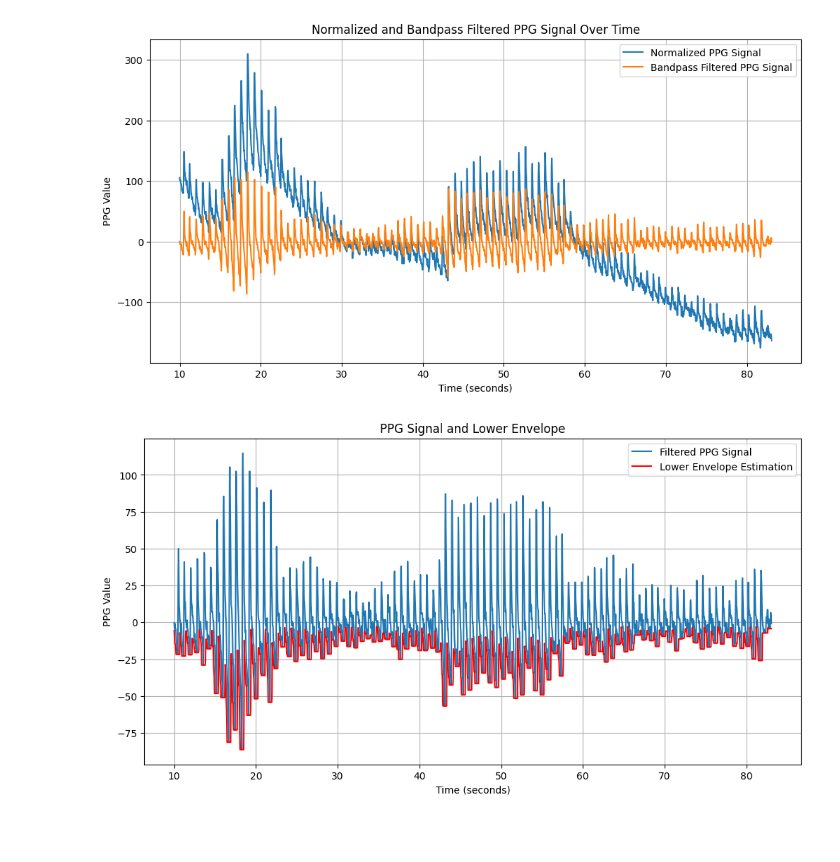
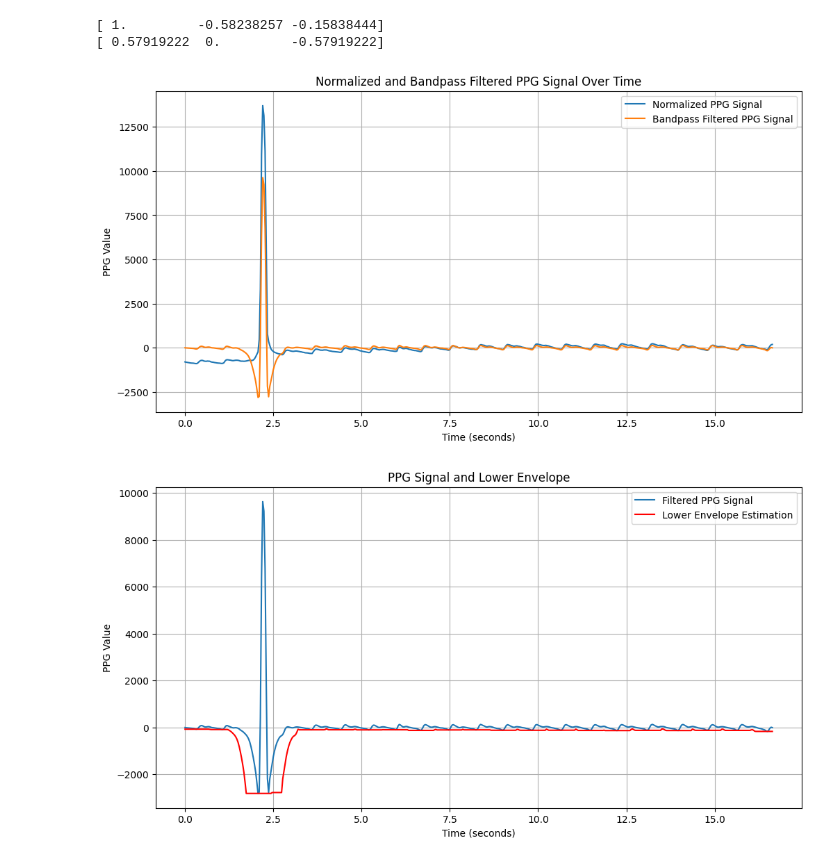
Before and after one commit to EmanuelMairoll/VitalVision, a Jupyter notebook: signal/VitalVision-signal-playground/notebooks/01_ppg_tests.ipynb, the cells around one changed output. Drawn from its saved outputs; the diff is of its cells as text; code cells hidden in the pictures; blank space fills up the shorter version.

```diff
--- a/signal/VitalVision-signal-playground/notebooks/01_ppg_tests.ipynb
+++ b/signal/VitalVision-signal-playground/notebooks/01_ppg_tests.ipynb
@@ -2,16 +2,18 @@
 # Parameters
 
 #file_path = 'data/PPG2 18.04.2024 at 11:05.bin'    # good acquisition
-file_path = 'data/PPG2 18.04.2024 at 15:35.bin'    # good acquisition, but low amplitude
+#file_path = 'data/PPG2 18.04.2024 at 15:35.bin'    # good acquisition, but low amplitude
+#file_path = 'data/PPG2 18.04.2024 at 15:35 stripped.bin'    # good acquisition, but low amplitude
 #file_path = 'data/PPG2 18.04.2024 at 16:35.bin'    # much noise
 #file_path = 'data/PPG2 24.04.2024 at 10:56.bin'     # good acquisition
 #file_path = 'data/PPG2 24.04.2024 at 11:47.bin'     # good acquisition, higher pulse rate
 #file_path = 'data/PPG2 24.04.2024 at 12:03.bin'     # stairs test 1
 #file_path = 'data/PPG2 24.04.2024 at 12:06.bin'     # stairs test 2
 #file_path = 'data/PPG2 24.04.2024 at 12:12.bin'     # muscle contraction
+file_path = 'data/PPG3 02.05.2024 at 11:26.bin'
 
-samples_to_strip = 10 * 30  # 15 seconds * 30 Hz
-sample_amount = 90 * 30 # 20 seconds * 30 Hz
+samples_to_strip = 15 * 30  # 15 seconds * 30 Hz
+sample_amount = 15 * 30 # 20 seconds * 30 Hz
 
 ## %matplotlib notebook
 # %%
@@ -38,6 +40,6 @@ plt.show()
 # %%
-stripped_data = data[samples_to_strip:samples_to_strip+sample_amount]
-stripped_time = time[samples_to_strip:samples_to_strip+sample_amount]
+stripped_data = data#[samples_to_strip:samples_to_strip+sample_amount]
+stripped_time = time#[samples_to_strip:samples_to_strip+sample_amount]
 
 plt.figure(figsize=(12, 6))
 plt.plot(stripped_time, stripped_data, label='PPG Signal')
@@ -66,6 +68,8 @@ def butter_bandpass(lowcut, highcut, fs, order=5):
 
 def butter_bandpass_filter(data, lowcut, highcut, fs, order=5):
     b, a = butter_bandpass(lowcut, highcut, fs, order=order)
+    print(a)
+    print(b)
     y = filtfilt(b, a, data)
     return y
 
@@ -73,7 +77,7 @@ def butter_bandpass_filter(data, lowcut, highcut, fs, order=5):
 lowcut = 1
 highcut = 10
 fs = 30.0
-order = 4
+order = 1
 
 filtered_data = butter_bandpass_filter(normalized_data, lowcut, highcut, fs, order=order)
 
@@ -87,32 +91,34 @@ plt.legend()
 plt.grid(True)
 plt.show()
 # %% [output]
+[ 1.         -0.58238257 -0.15838444]
+[ 0.57919222  0.         -0.57919222]
-[figure, old version]
+[figure, new version]
 # %%
 def minimum_filter(data, window_size):
     n = len(data)
     output = np.zeros(n)
     for i in range(n):
         start_index = max(i - window_size // 2, 0)
         end_index = min(i + window_size // 2, n)
         output[i] = np.min(data[start_index:end_index])
     return output
 
-window_width = int(0.5 * fs)  # 0.5 seconds * 30 Hz
+window_width = int(0.75 * fs)  # 0.5 seconds * 30 Hz
 
 lower_envelope_est = minimum_filter(filtered_data, window_width)
 
 plt.figure(figsize=(12, 6))
 plt.plot(stripped_time, filtered_data, label='Filtered PPG Signal')
 plt.plot(stripped_time, lower_envelope_est, label='Lower Envelope Estimation', color='red')
 plt.xlabel('Time (seconds)')
 plt.ylabel('PPG Value')
 plt.title('PPG Signal and Lower Envelope')
 plt.legend()
 plt.grid(True)
 plt.show()
 # %% [output]
-[figure, old version]
+[figure, new version]
 # %%
 import numpy as np
 import matplotlib.pyplot as plt
```
Also changed, not shown: parts of 9 cells of this notebook, 52 other files.
